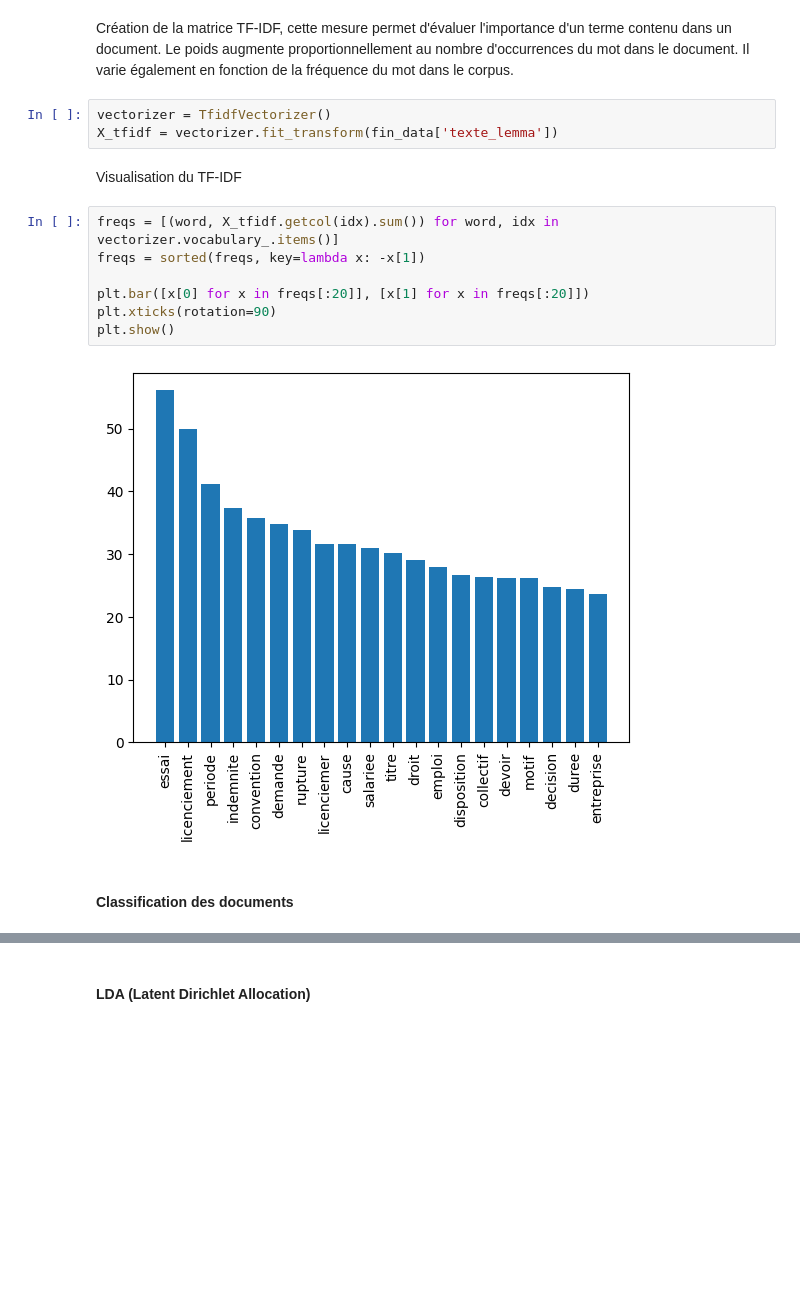
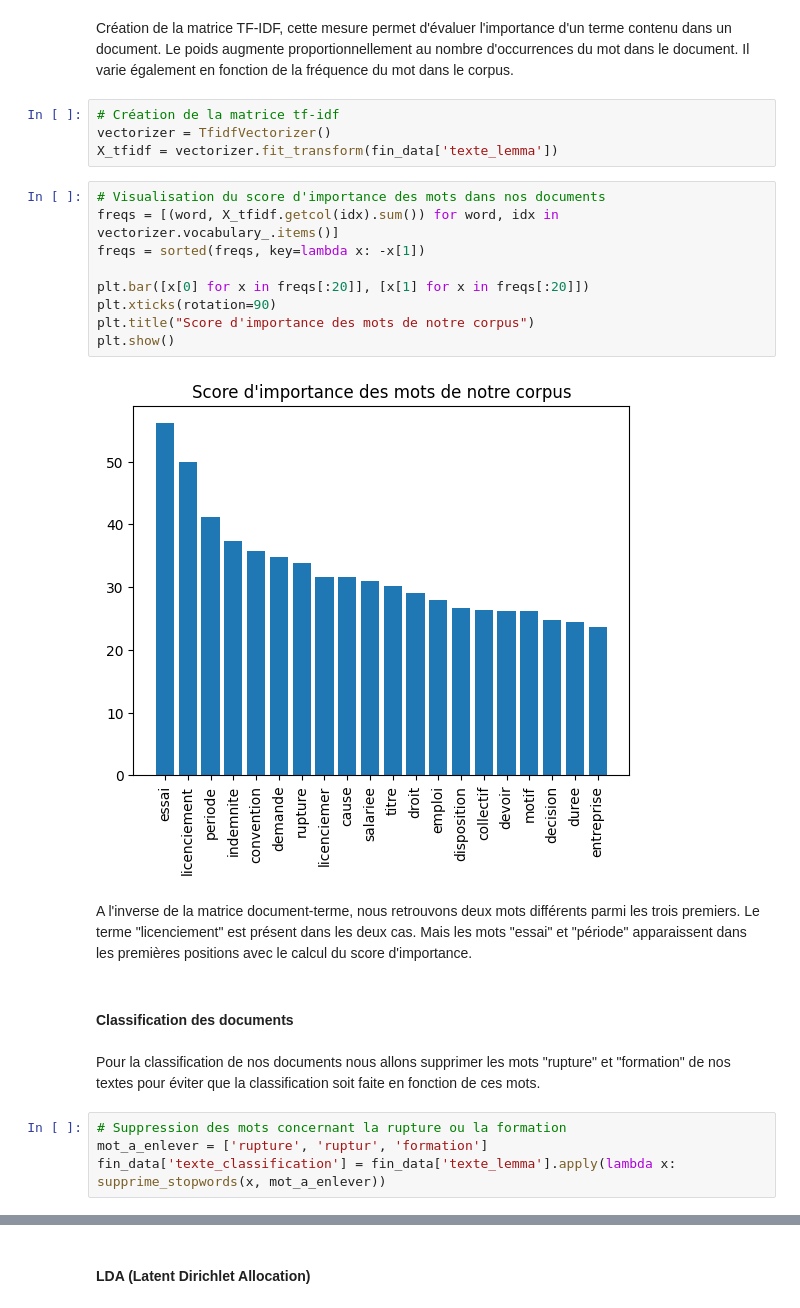
Before and after one commit to elecunff/M2_NLP_Mandard_LeCunff, a Jupyter notebook: Script/NLP.ipynb, the cells around one changed output, grey strips where cells are left out. Cells and saved outputs as stored; diff of their text form; blank space fills up the shorter version.

```diff
--- a/Script/NLP.ipynb
+++ b/Script/NLP.ipynb
@@ -223,18 +220,27 @@ plt.show()
 # %% [markdown]
 Création de la matrice TF-IDF, cette mesure permet d'évaluer l'importance d'un terme contenu dans un document. Le poids augmente proportionnellement au nombre d'occurrences du mot dans le document. Il varie également en fonction de la fréquence du mot dans le corpus.
 # %%
+# Création de la matrice tf-idf
 vectorizer = TfidfVectorizer()
 X_tfidf = vectorizer.fit_transform(fin_data['texte_lemma'])
-# %% [markdown]
-Visualisation du TF-IDF
 # %%
+# Visualisation du score d'importance des mots dans nos documents
 freqs = [(word, X_tfidf.getcol(idx).sum()) for word, idx in vectorizer.vocabulary_.items()]
 freqs = sorted(freqs, key=lambda x: -x[1])
 
 plt.bar([x[0] for x in freqs[:20]], [x[1] for x in freqs[:20]])
 plt.xticks(rotation=90)
+plt.title("Score d'importance des mots de notre corpus")
 plt.show()
 # %% [output]
-[figure, old version]
+[figure, new version]
+# %% [markdown]
+A l'inverse de la matrice document-terme, nous retrouvons deux mots différents parmi les trois premiers. Le terme "licenciement" est présent dans les deux cas. Mais les mots "essai" et "période" apparaissent dans les premières positions avec le calcul du score d'importance.
 # %% [markdown]
 #### Classification des documents
+# %% [markdown]
+Pour la classification de nos documents nous allons supprimer les mots "rupture" et "formation" de nos textes pour éviter que la classification soit faite en fonction de ces mots.
+# %%
+# Suppression des mots concernant la rupture ou la formation
+mot_a_enlever = ['rupture', 'ruptur', 'formation']
+fin_data['texte_classification'] = fin_data['texte_lemma'].apply(lambda x: supprime_stopwords(x, mot_a_enlever))
```
Also changed, not shown: parts of 65 cells of this notebook, 1 other file.
